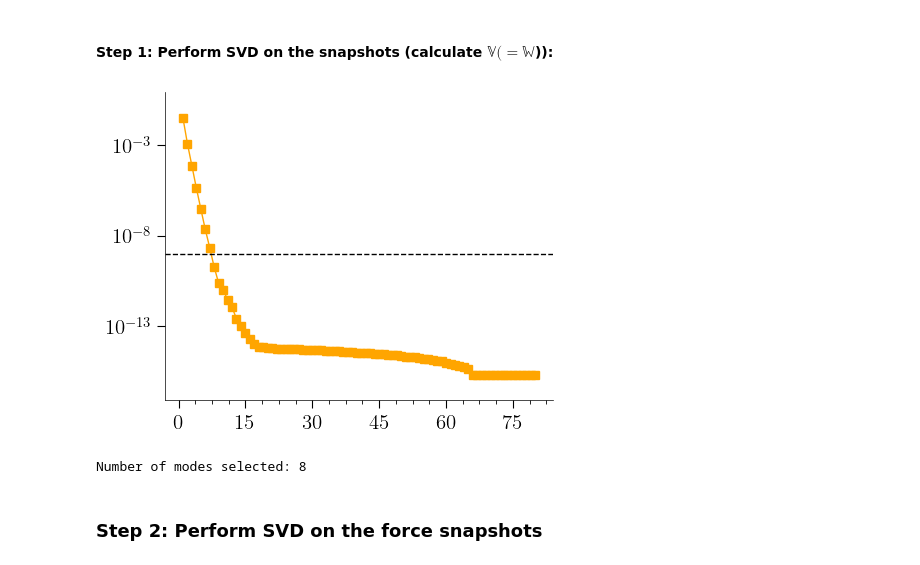
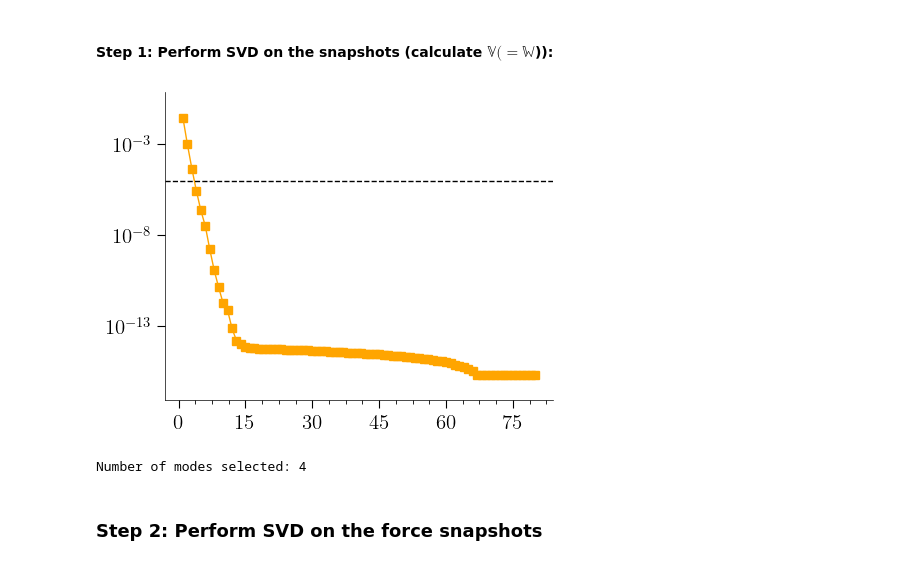
Before and after one commit to TAMIDS-HYPERREDUCTION/pyhyperrom, a Jupyter notebook: pyHyperRom/examples/heat_conduction/ThreeD_heat_conduction/FEM_3D_deim.ipynb, the cells around one changed output. Saved outputs shown, nothing was run; the diff lists cells and outputs as text; code cells hidden in the pictures.

```diff
--- a/pyHyperRom/examples/heat_conduction/ThreeD_heat_conduction/FEM_3D_deim.ipynb
+++ b/pyHyperRom/examples/heat_conduction/ThreeD_heat_conduction/FEM_3D_deim.ipynb
@@ -21,7 +21,7 @@ from importlib import reload
 # %% [markdown]
 ### Load data
 # %%
-filename_dataC = 'examples/heat_conduction/ThreeD_heat_conduction/data/DataClass.dill'
+filename_dataC = 'examples/heat_conduction/ThreeD_heat_conduction/data/DataClass_3.dill'
 with open(filename_dataC, 'rb') as f:
     Data_cls = pickle.load(f)
 
@@ -30,7 +30,7 @@ FOS = Data_cls.FOS
 d = FOS.data
 param_list = np.asarray(Data_cls.param_list)
 NLS = np.asarray(Data_cls.NL_solutions)
-# train_mask, test_mask = Data_cls.train_mask, Data_cls.test_mask
+train_mask, test_mask = Data_cls.train_mask, Data_cls.test_mask
 
 N_snap,_ = np.shape(NLS)
 print(N_snap)
@@ -63,11 +63,11 @@ NLS_test = NLS[test_mask]
 #### Step 1: Perform SVD on the snapshots (calculate $\mathbb{V}(=\mathbb{W}$)):
 # %%
 # plt.rcParams['figure.dpi'] = 100*2
-n_sel, U = svd_mode_selector(NLS_train, tolerance=1e-9,modes=True)
+n_sel, U = svd_mode_selector(NLS_train, tolerance=1e-5,modes=True)
 V_sel = U[:, :n_sel]
 # %% [output]
-[figure, old version]
+[figure, new version]
-Number of modes selected: 8
+Number of modes selected: 4
 # %%
 # for i in range(n_sel):
 #     plot(d.xi[0], d.xi[1], V_sel[:,i],elev=15, azim=60).surface_()
```
Also changed, not shown: parts of 8 cells of this notebook, 3 other files.
